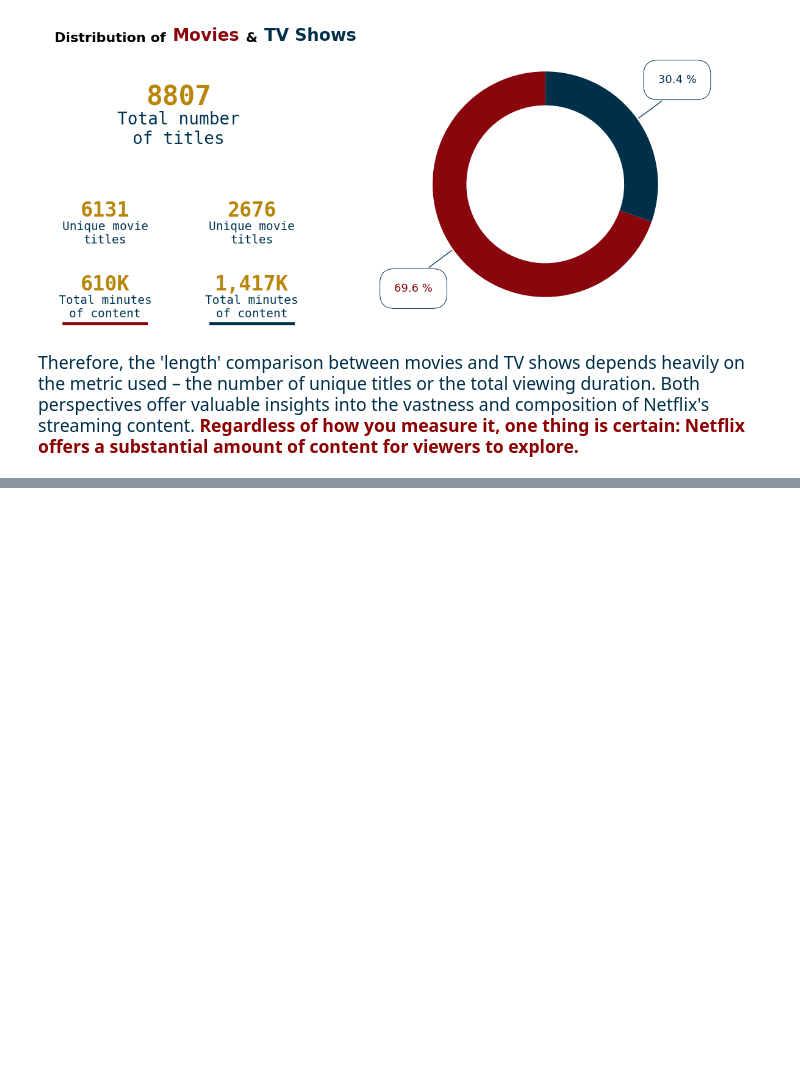
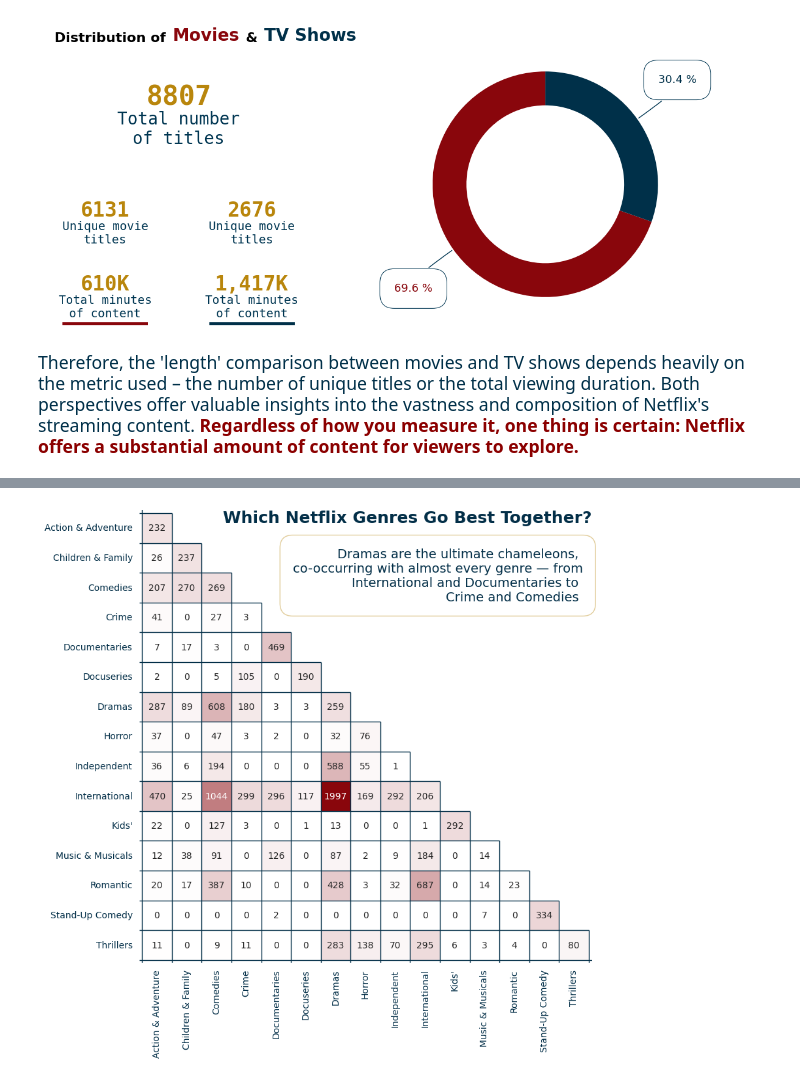
Before and after one commit to HugoAlexis/analisis_quejas_en_profeco, a Jupyter notebook: a-brief-netflix-data-storytelling.ipynb, the cells around one changed output, grey strips where cells are left out. Saved outputs shown, nothing was run; the diff lists cells and outputs as text; code cells hidden in the pictures; blank space fills up the shorter version.

```diff
--- a/a-brief-netflix-data-storytelling.ipynb
+++ b/a-brief-netflix-data-storytelling.ipynb
@@ -766,0 +1028,90 @@ fig.add_artist(anchored_title);
+# %%
+import pandas as pd
+from itertools import combinations
+from collections import Counter
+import seaborn as sns
+from matplotlib.colors import LinearSegmentedColormap
+
+all_category_lists = (
+    netflix_data['listed_in']
+    .str.replace('TV', '')
+    .str.replace('Shows', '')
+    .str.replace('Movies', '')
+    .dropna().str.split(', ')
+    .apply(lambda l: [li.strip() if li.strip() else 'Movies' for li in l])
+)
+
+N = 15
+top_n = (all_category_lists.explode().value_counts()).index[:N]
+
+category_lists = (
+    all_category_lists.apply(lambda l: [li for li in l if li in top_n])
+    .apply(lambda li: li if len(li) else None)
+    .dropna()
+)
+
+
+# Contador para combinaciones
+combo_counts = Counter()
+
+for cats in category_lists:
+    # Si hay más de una categoría, contar todas las combinaciones únicas
+    if len(cats) > 1:
+        for combo in combinations(sorted(set(cats)), 2):  # sin repetidos, ordenados
+            combo_counts[combo] += 1
+    else:
+        # Si hay una sola categoría, contarla como diagonal
+        combo = (cats[0], cats[0])
+        combo_counts[combo] += 1
+
+# Obtener todas las categorías únicas
+all_categories = sorted(set([cat for cats in category_lists for cat in cats]))
+
+# Crear la matriz vacía
+co_occurrence_matrix = pd.DataFrame(0, index=all_categories, columns=all_categories)
+
+# Rellenar la matriz
+for (cat1, cat2), count in combo_counts.items():
+    co_occurrence_matrix.loc[cat1, cat2] += count
+    if cat1 != cat2:
+        co_occurrence_matrix.loc[cat2, cat1] += count  # simétrica
+
+# Ordenar si deseas
+co_occurrence_matrix = co_occurrence_matrix.sort_index().sort_index(axis=1)
+
+
+
+mat = co_occurrence_matrix.iloc[:20 ,:20]
+cmap = LinearSegmentedColormap.from_list('netf', ['#fff', '#89060C'])
+fig, ax = plt.subplots(figsize=(9, 9))
+sns.heatmap(
+    mat,
+    cmap=cmap,
+    vmin=0, vmax=mat.values.max(),
+    square=True,
+    cbar=False,
+    annot=True,
+    fmt='.0f',
+    ax=ax,
+    mask=np.triu(np.ones_like(mat)) - np.diag([1]*len(mat)),
+)
+
+ax.set_ylim(ax.get_ylim()[0]+0.1, ax.get_ylim()[1]-0.1)
+ax.set_xlim(ax.get_xlim()[0]-0.1, ax.get_xlim()[1]+0.1)
+for i in range(len(mat) + 2):
+    ax.hlines(i-1, xmin=ax.get_xlim()[0], xmax=i, lw=1, color='#032F48')
+    ax.vlines(i-1, ymin=ax.get_ylim()[0], ymax=i-2, lw=1, color='#032F48')
+
+ax.tick_params(left=False, bottom=False, labelcolor='#032F48', color='#032F48')
+
+ax.annotate('Which Netflix Genres Go Best Together?', fontsize=18, fontweight='bold',
+            color='#032F48', xy=(1, 1), ha='right', va='top', xycoords='axes fraction')
+
+ax.annotate("""Dramas are the ultimate chameleons,
+co-occurring with almost every genre — from
+International and Documentaries to
+Crime and Comedies """, xy=(0.98, 0.8), ha='right', color='#032F48',
+           fontweight='medium', xycoords='axes fraction', fontsize=14,
+           bbox={'boxstyle': 'round,pad=1', 'facecolor':'none', 'edgecolor': '#E1CC99'});
+# %% [output]
+[figure, added]
```
Also changed, not shown: parts of 23 cells of this notebook.
